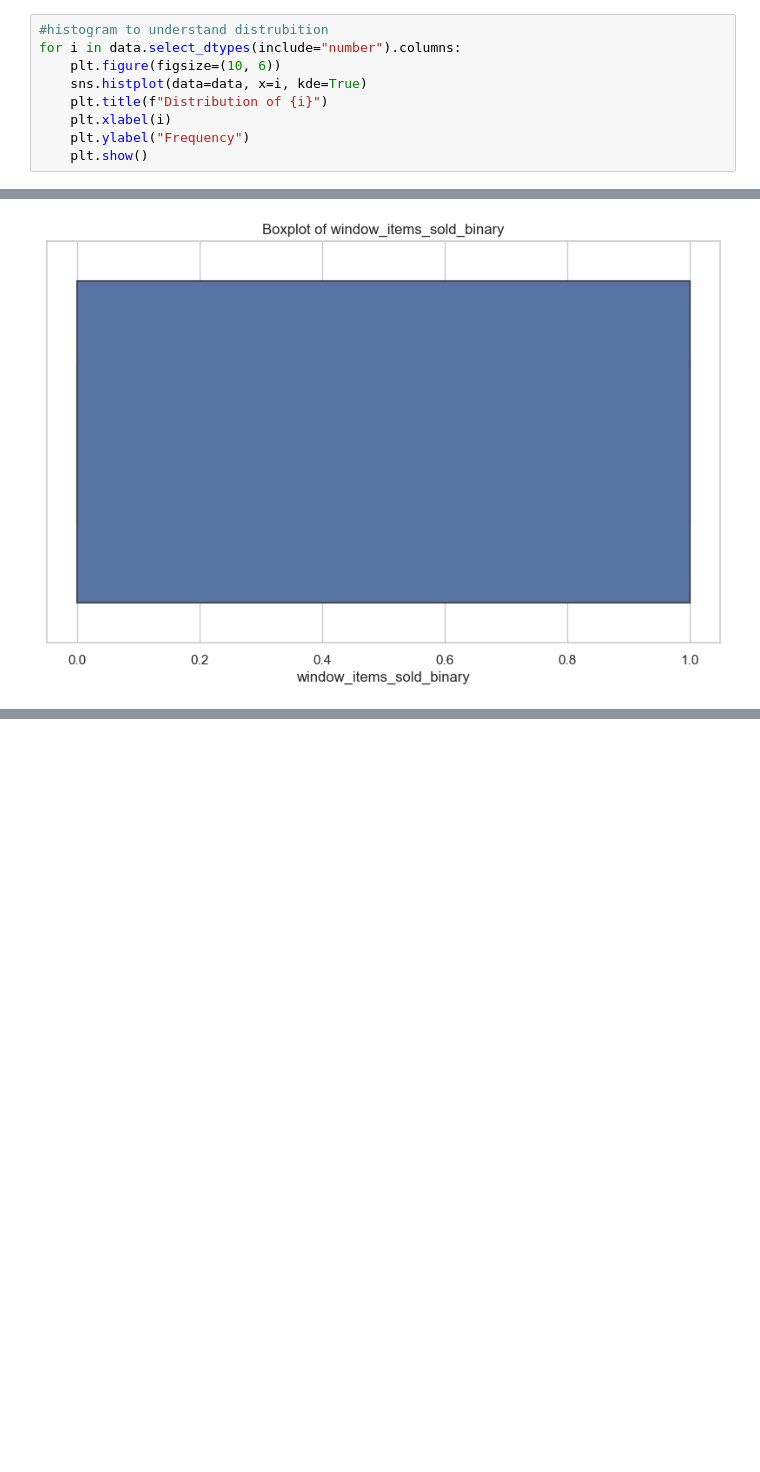
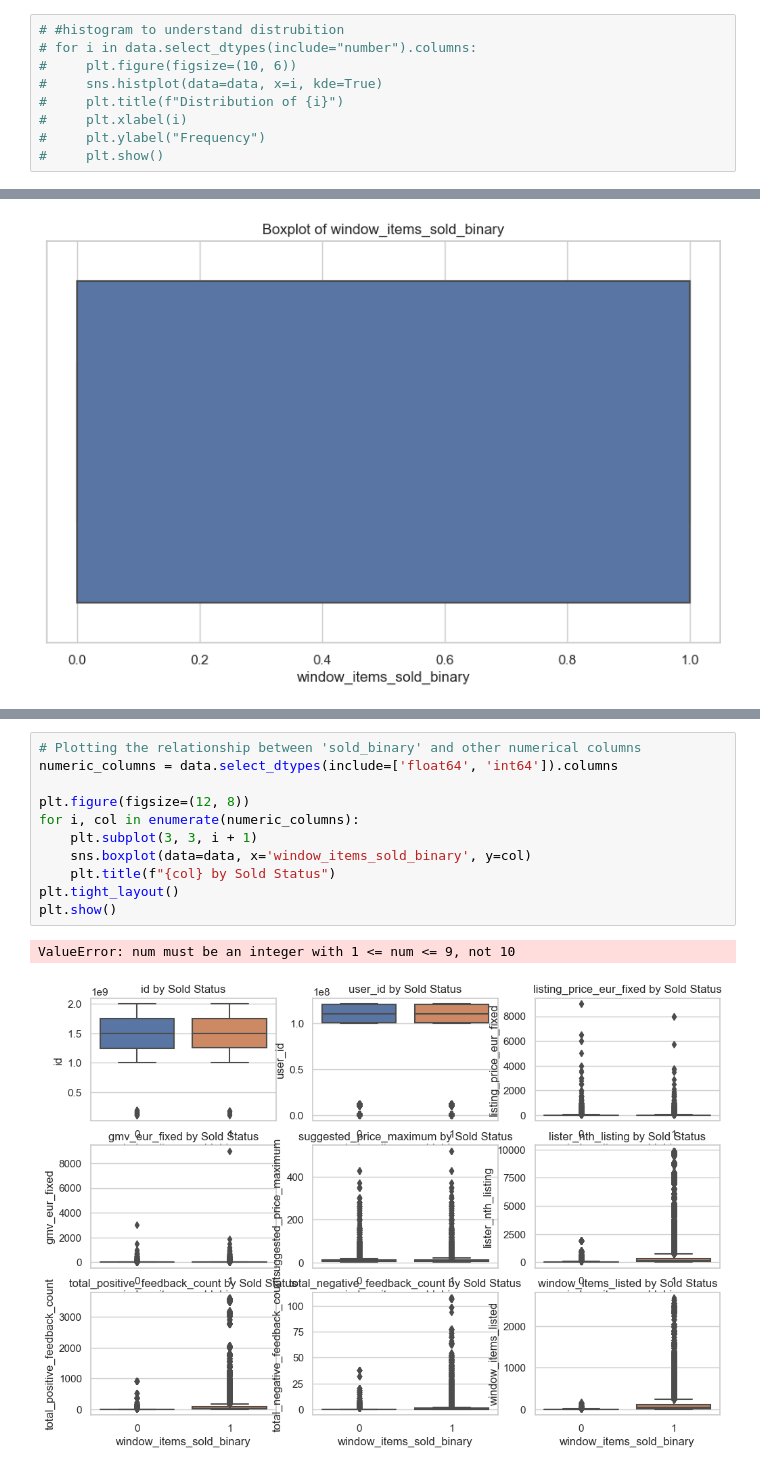
Before and after one commit to alperozgursahin/Fintech-Data-Project, a Jupyter notebook: Untitled.ipynb, the cells around one changed output, grey strips where cells are left out. Drawn from its saved outputs; the diff is of its cells as text; blank space fills up the shorter version.

Commit message:
Visualization and Handling Missing Values

```diff
--- a/Untitled.ipynb
+++ b/Untitled.ipynb
@@ -240,11 +241,11 @@ data["window_items_sold_binary"]
 442791    0
 Name: window_items_sold_binary, Length: 442792, dtype: int64
 # %%
-#histogram to understand distrubition
-for i in data.select_dtypes(include="number").columns:
-    plt.figure(figsize=(10, 6))
-    sns.histplot(data=data, x=i, kde=True)
-    plt.title(f"Distribution of {i}")
-    plt.xlabel(i)
-    plt.ylabel("Frequency")
-    plt.show()
+# #histogram to understand distrubition
+# for i in data.select_dtypes(include="number").columns:
+#     plt.figure(figsize=(10, 6))
+#     sns.histplot(data=data, x=i, kde=True)
+#     plt.title(f"Distribution of {i}")
+#     plt.xlabel(i)
+#     plt.ylabel("Frequency")
+#     plt.show()
@@ -348,0 +337,14 @@ plt.show()
+# %%
+# Plotting the relationship between 'sold_binary' and other numerical columns
+numeric_columns = data.select_dtypes(include=['float64', 'int64']).columns
+
+plt.figure(figsize=(12, 8))
+for i, col in enumerate(numeric_columns):
+    plt.subplot(3, 3, i + 1)
+    sns.boxplot(data=data, x='window_items_sold_binary', y=col)
+    plt.title(f"{col} by Sold Status")
+plt.tight_layout()
+plt.show()
+# %% [output]
+ValueError: num must be an integer with 1 <= num <= 9, not 10
+[figure, added]
```
Also changed, not shown: parts of 35 cells of this notebook.
